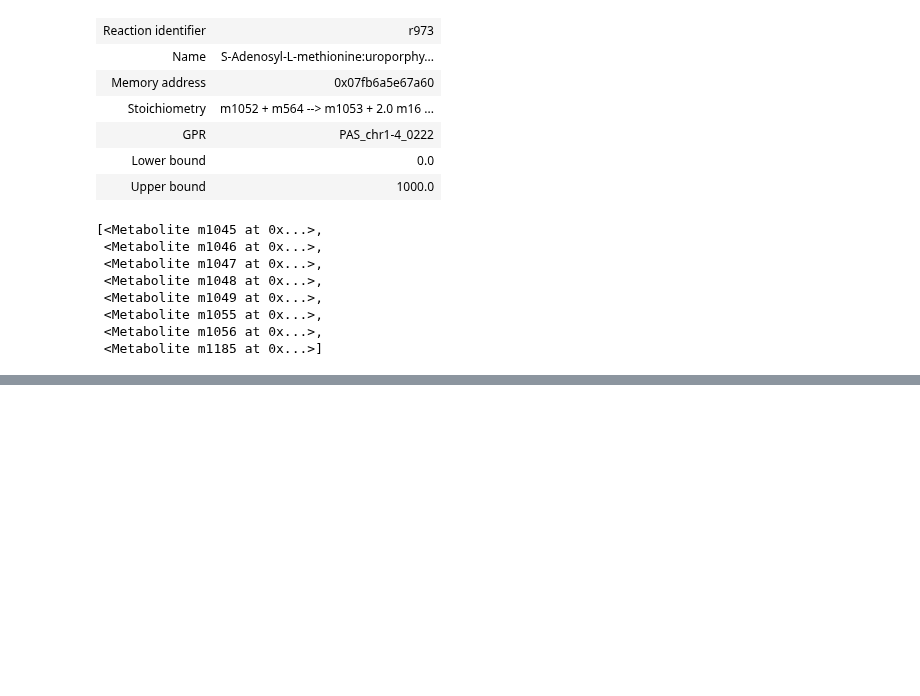
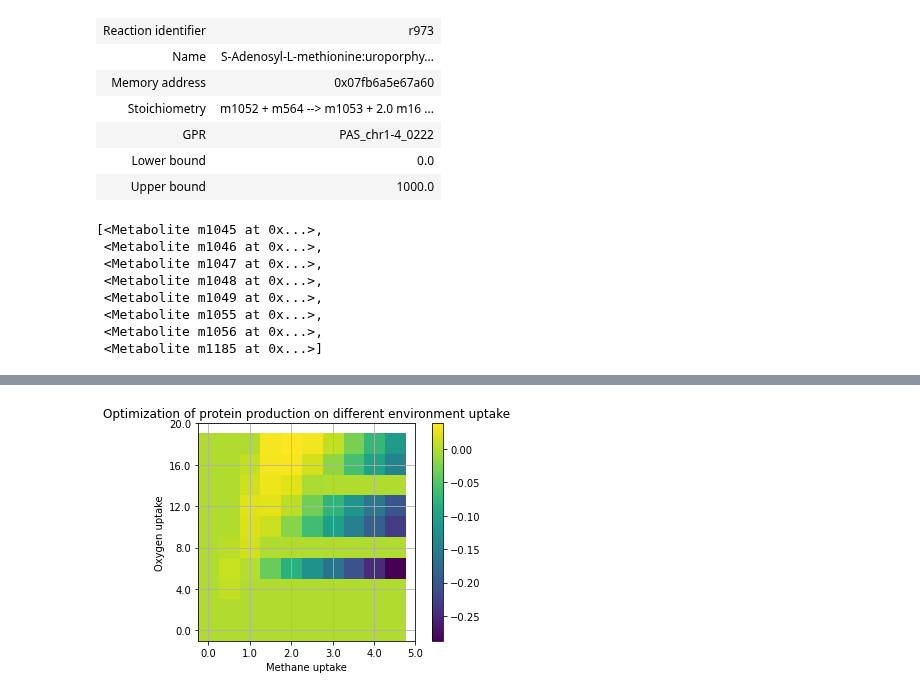
Before and after one commit to Schwebus/DTU_Biobuilders_2021, a Jupyter notebook: GSM_model/GSM_model_glyco.ipynb, the cells around one changed output, grey strips where cells are left out. Cells and saved outputs as stored; diff of their text form; code cells hidden in the pictures; blank space fills up the shorter version.

```diff
--- a/GSM_model/GSM_model_glyco.ipynb
+++ b/GSM_model/GSM_model_glyco.ipynb
@@ -758,0 +870,32 @@ pheast.reactions.hemo_AA
+# %%
+precision = 10
+met_max_uptake = 5
+ox_max_uptake = 20
+plot = np.zeros([precision, precision])
+#conc_vec = np.linspace(0, max_uptake, precision)
+methane_vec = np.linspace(0,met_max_uptake,precision)
+oxygen_vec = np.linspace(0,ox_max_uptake,precision)
+for count_met, met in enumerate(methane_vec):
+    for count_ox, oxygen in enumerate(oxygen_vec):
+        pheast.reactions.uptake_methane.bounds = met, met
+        pheast.reactions.r1160.bounds = oxygen, oxygen
+        pheast.objective = pheast.problem.Objective(pheast.reactions.r1339.flux_expression)
+        pheast.reactions.r1339.bounds = pheast.optimize().objective_value, pheast.optimize().objective_value
+        pheast.objective = pheast.problem.Objective(pheast.reactions.hemo_Biosynthesis.flux_expression)
+        plot[count_met, count_ox] = pheast.optimize().objective_value
+# %%
+label_met = np.round(np.linspace(0, met_max_uptake, 6),1)
+label_ox = np.round(np.linspace(0, ox_max_uptake, 6),1)
+ticks = np.linspace(0, precision, 6)
+imgplot = plt.imshow(plot)
+plt.colorbar()
+plt.title("Optimization of protein production on different environment uptake")
+plt.xlabel("Methane uptake")
+plt.ylabel("Oxygen uptake")
+plt.gca().invert_yaxis()
+plt.xticks(ticks, label_met)
+plt.yticks(ticks, label_ox)
+#plt.xticks(np.arange(precision),methane_vec)
+plt.grid()
+# %% [output]
+[figure, added]
```
Also changed, not shown: parts of 26 cells of this notebook.
